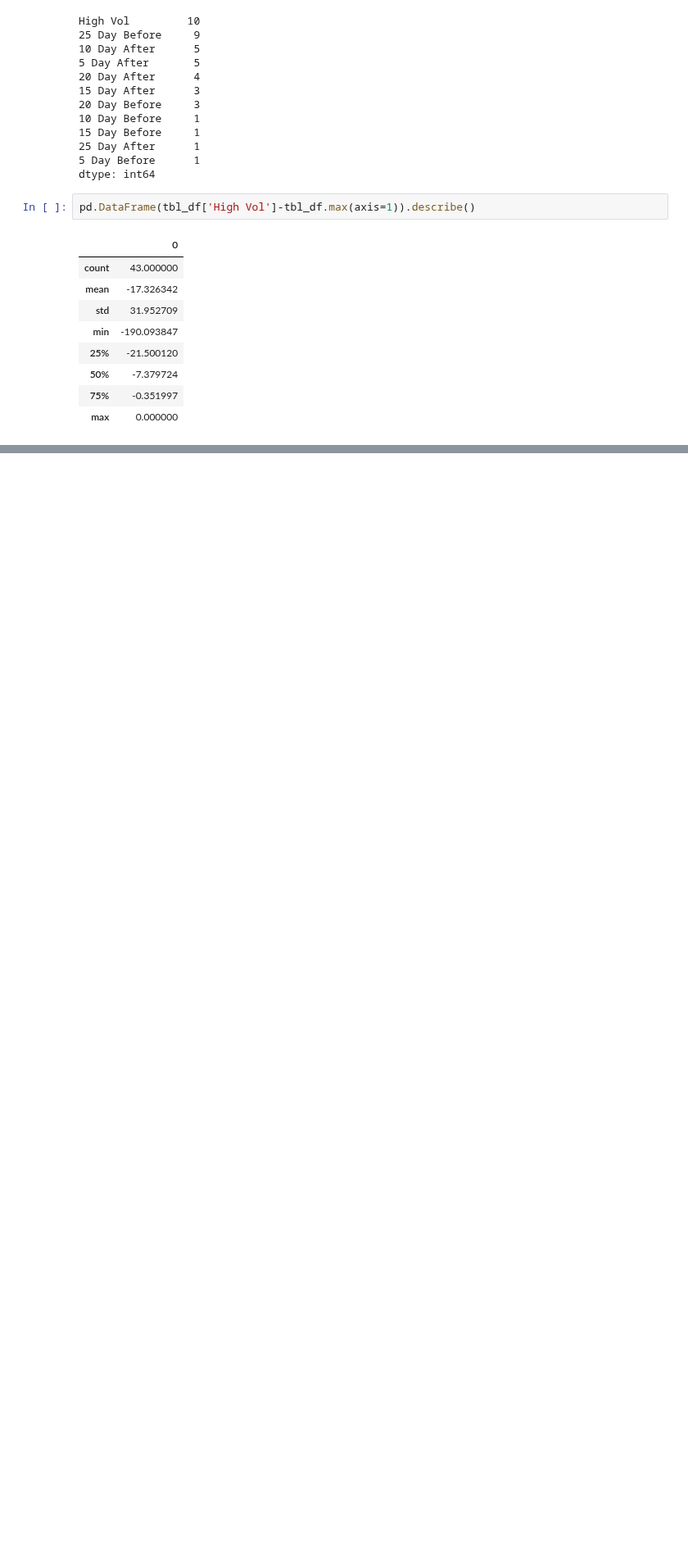
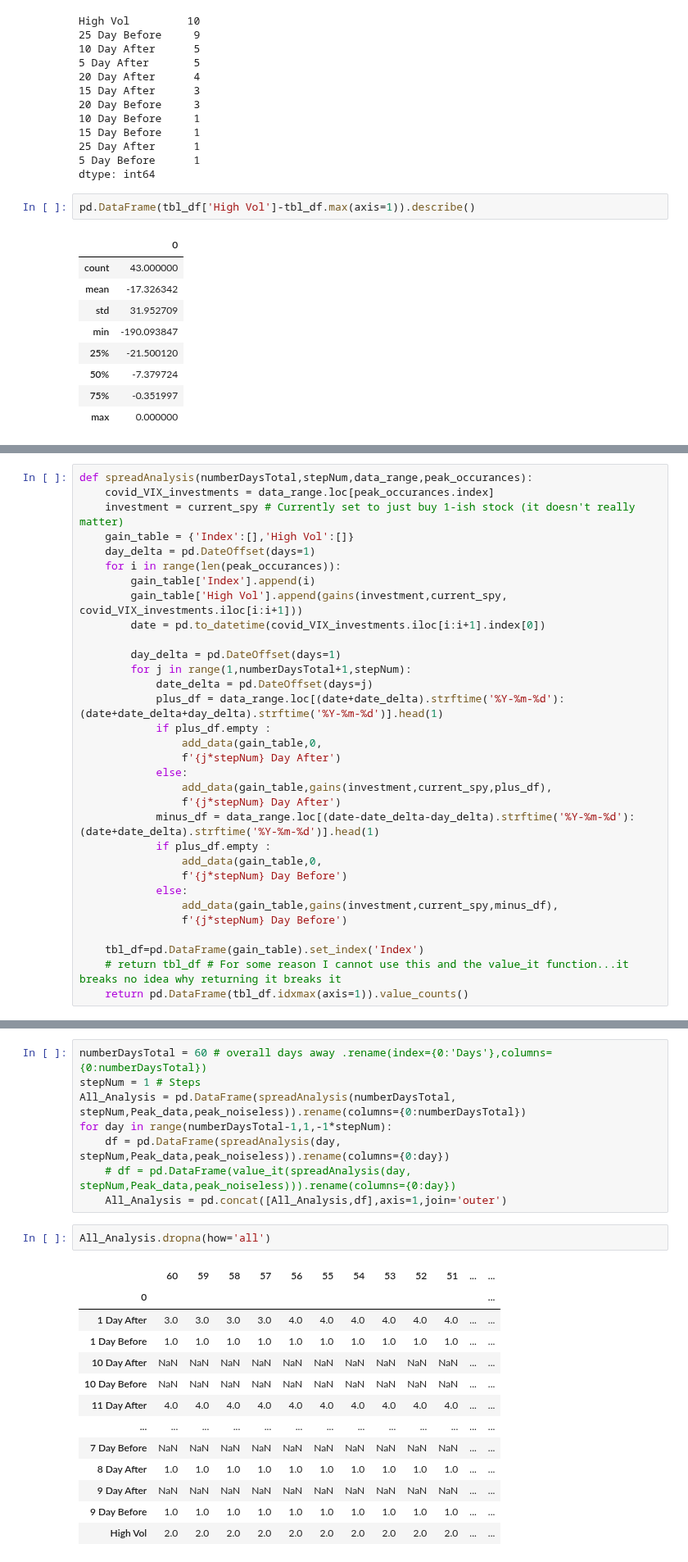
Before and after one commit to JoeHGeoghegan/VIX_Timing_The_Market, a Jupyter notebook: Notebooks/Joe.ipynb, the cells around one changed output, grey strips where cells are left out. Shown at 82% size. Drawn from its saved outputs; the diff is of its cells as text; blank space fills up the shorter version.

```diff
--- a/Notebooks/Joe.ipynb
+++ b/Notebooks/Joe.ipynb
@@ -315,0 +322,32 @@ pd.DataFrame(tbl_df['High Vol']-tbl_df.max(axis=1)).describe()
+# %%
+def spreadAnalysis(numberDaysTotal,stepNum,data_range,peak_occurances):
+    covid_VIX_investments = data_range.loc[peak_occurances.index]
+    investment = current_spy # Currently set to just buy 1-ish stock (it doesn't really matter)
+    gain_table = {'Index':[],'High Vol':[]}
+    day_delta = pd.DateOffset(days=1)
+    for i in range(len(peak_occurances)):
+        gain_table['Index'].append(i)
+        gain_table['High Vol'].append(gains(investment,current_spy, covid_VIX_investments.iloc[i:i+1]))
+        date = pd.to_datetime(covid_VIX_investments.iloc[i:i+1].index[0])
+
+        day_delta = pd.DateOffset(days=1)
+        for j in range(1,numberDaysTotal+1,stepNum):
+            date_delta = pd.DateOffset(days=j)
+            plus_df = data_range.loc[(date+date_delta).strftime('%Y-%m-%d'):(date+date_delta+day_delta).strftime('%Y-%m-%d')].head(1)
+            if plus_df.empty :
+                add_data(gain_table,0,
+                f'{j*stepNum} Day After')
+            else:
+                add_data(gain_table,gains(investment,current_spy,plus_df),
+                f'{j*stepNum} Day After')
+            minus_df = data_range.loc[(date-date_delta-day_delta).strftime('%Y-%m-%d'):(date+date_delta).strftime('%Y-%m-%d')].head(1)
+            if plus_df.empty :
+                add_data(gain_table,0,
+                f'{j*stepNum} Day Before')
+            else:
+                add_data(gain_table,gains(investment,current_spy,minus_df),
+                f'{j*stepNum} Day Before')
+
+    tbl_df=pd.DataFrame(gain_table).set_index('Index')
+    # return tbl_df # For some reason I cannot use this and the value_it function...it breaks no idea why returning it breaks it
+    return pd.DataFrame(tbl_df.idxmax(axis=1)).value_counts()
@@ -315,0 +357,24 @@ pd.DataFrame(tbl_df['High Vol']-tbl_df.max(axis=1)).describe()
+# %%
+numberDaysTotal = 60 # overall days away .rename(index={0:'Days'},columns={0:numberDaysTotal})
+stepNum = 1 # Steps
+All_Analysis = pd.DataFrame(spreadAnalysis(numberDaysTotal, stepNum,Peak_data,peak_noiseless)).rename(columns={0:numberDaysTotal})
+for day in range(numberDaysTotal-1,1,-1*stepNum):
+    df = pd.DataFrame(spreadAnalysis(day, stepNum,Peak_data,peak_noiseless)).rename(columns={0:day})
+    # df = pd.DataFrame(value_it(spreadAnalysis(day, stepNum,Peak_data,peak_noiseless))).rename(columns={0:day})
+    All_Analysis = pd.concat([All_Analysis,df],axis=1,join='outer')
+# %%
+All_Analysis.dropna(how='all')
+# %% [output]
+|  | 60 | 59 | 58 | 57 | 56 | 55 | 54 | 53 | 52 | 51 | ... | ... |
+| 0 |  |  |  |  |  |  |  |  |  |  |  | ... |
+| 1 Day After | 3.0 | 3.0 | 3.0 | 3.0 | 4.0 | 4.0 | 4.0 | 4.0 | 4.0 | 4.0 | ... | ... |
+| 1 Day Before | 1.0 | 1.0 | 1.0 | 1.0 | 1.0 | 1.0 | 1.0 | 1.0 | 1.0 | 1.0 | ... | ... |
+| 10 Day After | NaN | NaN | NaN | NaN | NaN | NaN | NaN | NaN | NaN | NaN | ... | ... |
+| 10 Day Before | NaN | NaN | NaN | NaN | NaN | NaN | NaN | NaN | NaN | NaN | ... | ... |
+| 11 Day After | 4.0 | 4.0 | 4.0 | 4.0 | 4.0 | 4.0 | 4.0 | 4.0 | 4.0 | 4.0 | ... | ... |
+| ... | ... | ... | ... | ... | ... | ... | ... | ... | ... | ... | ... | ... |
+| 7 Day Before | NaN | NaN | NaN | NaN | NaN | NaN | NaN | NaN | NaN | NaN | ... | ... |
+| 8 Day After | 1.0 | 1.0 | 1.0 | 1.0 | 1.0 | 1.0 | 1.0 | 1.0 | 1.0 | 1.0 | ... | ... |
+| 9 Day After | NaN | NaN | NaN | NaN | NaN | NaN | NaN | NaN | NaN | NaN | ... | ... |
+| 9 Day Before | 1.0 | 1.0 | 1.0 | 1.0 | 1.0 | 1.0 | 1.0 | 1.0 | 1.0 | 1.0 | ... | ... |
+| High Vol | 2.0 | 2.0 | 2.0 | 2.0 | 2.0 | 2.0 | 2.0 | 2.0 | 2.0 | 2.0 | ... | ... |
```
Also changed, not shown: parts of 4 cells of this notebook, 2 other files.
